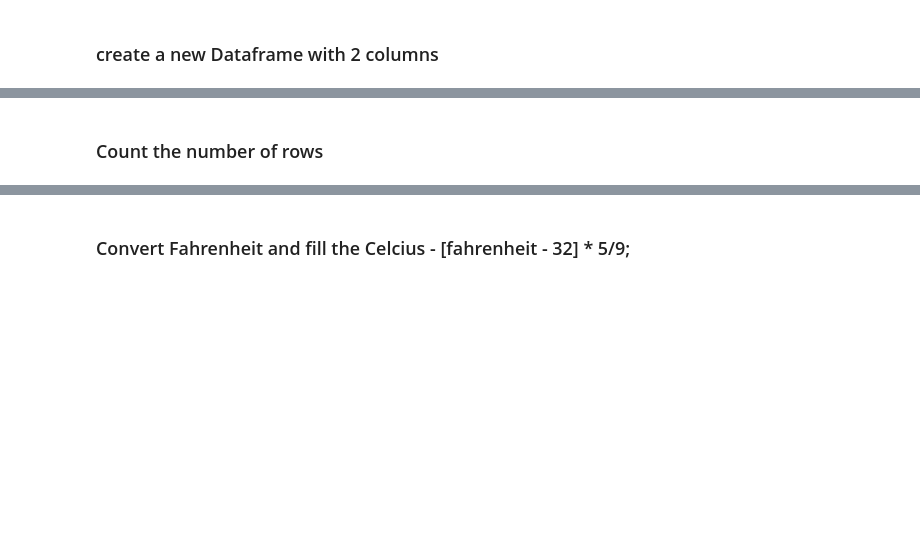
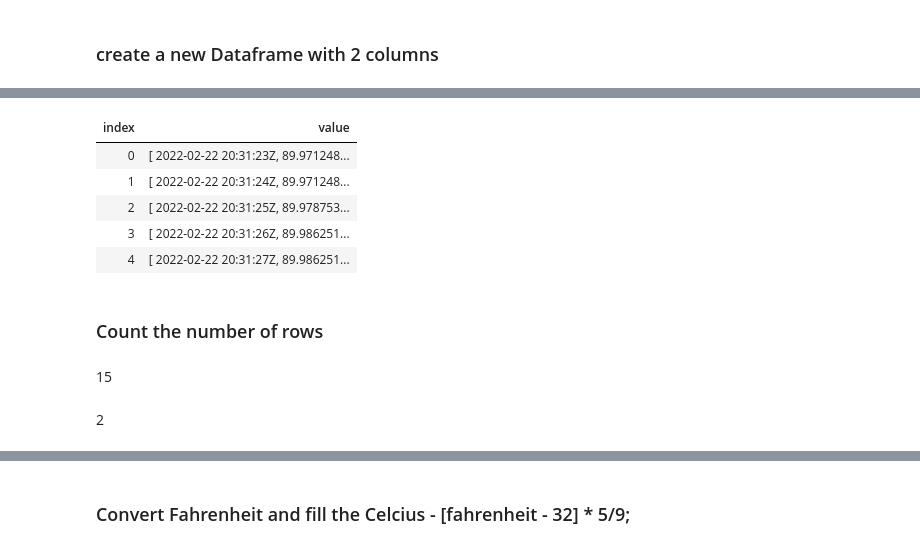
Before and after one commit to rondagdag/dotnetcode-jupyter-talk, a Jupyter notebook: IoT-Temperature-initial.ipynb, the cells around one changed output, grey strips where cells are left out. Drawn from its saved outputs; the diff is of its cells as text; code cells hidden in the pictures; blank space fills up the shorter version.

```diff
--- a/IoT-Temperature-initial.ipynb
+++ b/IoT-Temperature-initial.ipynb
@@ -142,11 +280,24 @@ df
 # %%
-var a = df.Rows.Take(2);
+var a = df.Rows.Take(5);
 a
+# %% [output]
+| index | value |
+| 0 | [ 2022-02-22 20:31:23Z, 89.971248... |
+| 1 | [ 2022-02-22 20:31:24Z, 89.971248... |
+| 2 | [ 2022-02-22 20:31:25Z, 89.978753... |
+| 3 | [ 2022-02-22 20:31:26Z, 89.986251... |
+| 4 | [ 2022-02-22 20:31:27Z, 89.986251... |
 # %% [markdown]
 ### Count the number of rows
 # %%
-var total =
+var total = df.Rows.Count();
 total
+# %% [output]
+15
+# %%
+df.Columns.Count()
+# %% [output]
+2
 # %%
 PrimitiveDataFrameColumn<double> celcius = new PrimitiveDataFrameColumn<double>("Celcius", total);
 var newDf = df.Clone();
```
Also changed, not shown: parts of 37 cells of this notebook, 1 other file.
